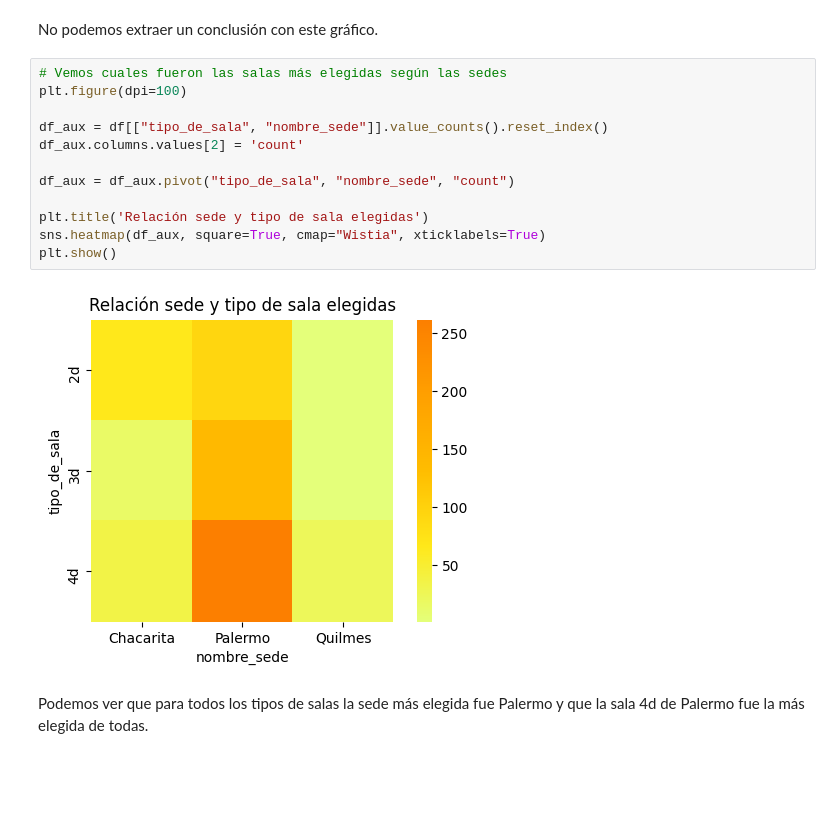
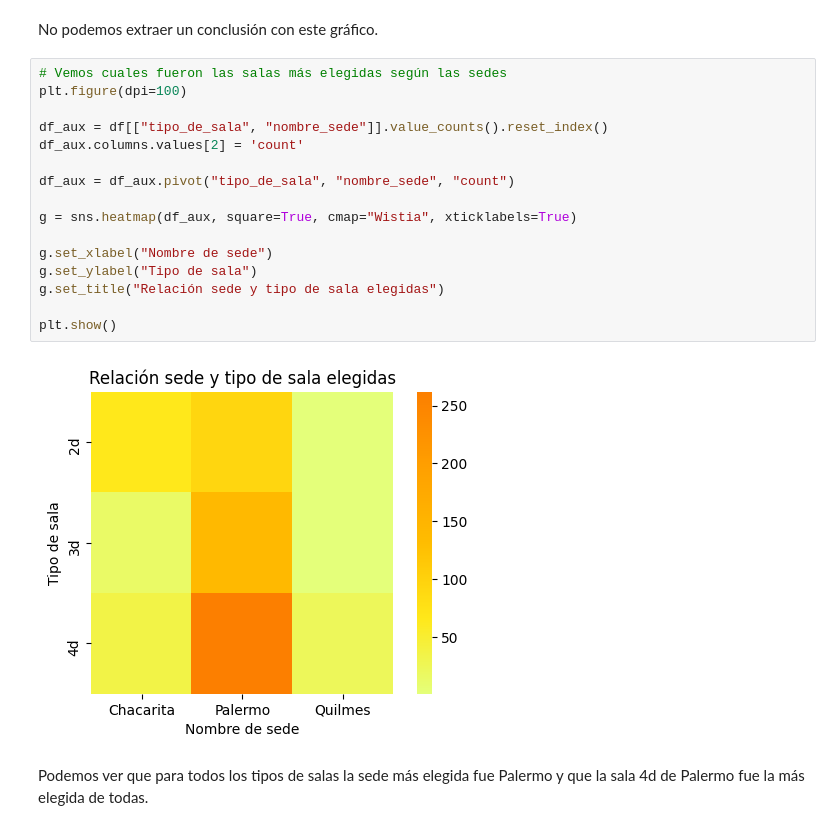
Before and after one commit to javierleyes/FiuMark, a Jupyter notebook: TP-1.ipynb, the cells around one changed output. Drawn from its saved outputs; the diff is of its cells as text; blank space fills up the shorter version.

```diff
--- a/TP-1.ipynb
+++ b/TP-1.ipynb
@@ -408,17 +408,21 @@ No podemos extraer un conclusión con este gráfico.
 # %%
 # Vemos cuales fueron las salas más elegidas según las sedes
 plt.figure(dpi=100)
 
 df_aux = df[["tipo_de_sala", "nombre_sede"]].value_counts().reset_index()
 df_aux.columns.values[2] = 'count'
 
 df_aux = df_aux.pivot("tipo_de_sala", "nombre_sede", "count")
 
-plt.title('Relación sede y tipo de sala elegidas')
-sns.heatmap(df_aux, square=True, cmap="Wistia", xticklabels=True)
+g = sns.heatmap(df_aux, square=True, cmap="Wistia", xticklabels=True)
+
+g.set_xlabel("Nombre de sede")
+g.set_ylabel("Tipo de sala")
+g.set_title("Relación sede y tipo de sala elegidas")
+
 plt.show()
 # %% [output]
-[figure, old version]
+[figure, new version]
 # %% [markdown]
 Podemos ver que para todos los tipos de salas la sede más elegida fue Palermo y que la sala 4d de Palermo fue la más elegida de todas.
 # %%
```
Also changed, not shown: parts of 6 cells of this notebook.
